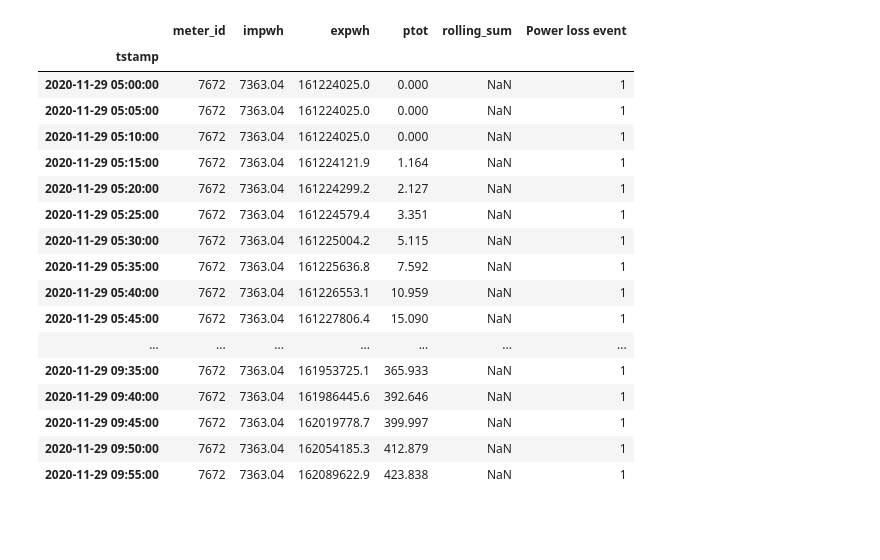
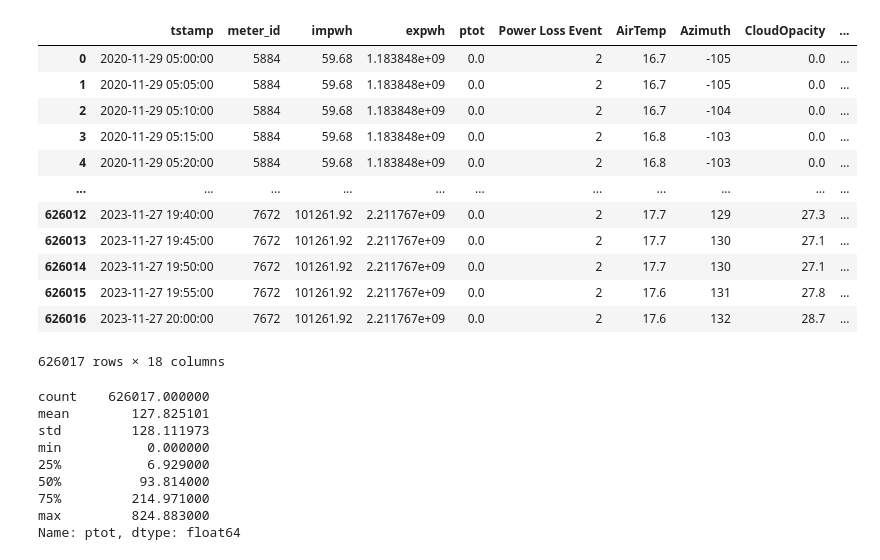
Before and after one commit to ChadReich/solar_PV_forecaster, a Jupyter notebook: Untitled.ipynb, the cells around one changed output. Cells and saved outputs as stored; diff of their text form; code cells hidden in the pictures; blank space fills up the shorter version.

```diff
--- a/Untitled.ipynb
+++ b/Untitled.ipynb
@@ -241,27 +0,0 @@ Name: ptot, Length: 17504, dtype: float64
-# %%
-# Set rows with 0 values totaling less than 2 hours but more than 4.5 hours to 2
-df_f.loc[(df_f["rolling_sum"] <= 24) & (df_f["rolling_sum"] >= 54), 'Power loss event'] = 2
-
-# Set rows with 0 values totaling between 2 hours and 4.5 hours to 0
-df_f.loc[(df_f["rolling_sum"] > 24) & (df_f["rolling_sum"] < 54), 'Power loss event'] = 1
-
-df_f.head(60)
-# %% [output]
-|  | meter_id | impwh | expwh | ptot | rolling_sum | Power loss event |
-| tstamp |  |  |  |  |  |  |
-| 2020-11-29 05:00:00 | 7672 | 7363.04 | 161224025.0 | 0.000 | NaN | 1 |
-| 2020-11-29 05:05:00 | 7672 | 7363.04 | 161224025.0 | 0.000 | NaN | 1 |
-| 2020-11-29 05:10:00 | 7672 | 7363.04 | 161224025.0 | 0.000 | NaN | 1 |
-| 2020-11-29 05:15:00 | 7672 | 7363.04 | 161224121.9 | 1.164 | NaN | 1 |
-| 2020-11-29 05:20:00 | 7672 | 7363.04 | 161224299.2 | 2.127 | NaN | 1 |
-| 2020-11-29 05:25:00 | 7672 | 7363.04 | 161224579.4 | 3.351 | NaN | 1 |
-| 2020-11-29 05:30:00 | 7672 | 7363.04 | 161225004.2 | 5.115 | NaN | 1 |
-| 2020-11-29 05:35:00 | 7672 | 7363.04 | 161225636.8 | 7.592 | NaN | 1 |
-| 2020-11-29 05:40:00 | 7672 | 7363.04 | 161226553.1 | 10.959 | NaN | 1 |
-| 2020-11-29 05:45:00 | 7672 | 7363.04 | 161227806.4 | 15.090 | NaN | 1 |
-| ... | ... | ... | ... | ... | ... | ... |
-| 2020-11-29 09:35:00 | 7672 | 7363.04 | 161953725.1 | 365.933 | NaN | 1 |
-| 2020-11-29 09:40:00 | 7672 | 7363.04 | 161986445.6 | 392.646 | NaN | 1 |
-| 2020-11-29 09:45:00 | 7672 | 7363.04 | 162019778.7 | 399.997 | NaN | 1 |
-| 2020-11-29 09:50:00 | 7672 | 7363.04 | 162054185.3 | 412.879 | NaN | 1 |
-| 2020-11-29 09:55:00 | 7672 | 7363.04 | 162089622.9 | 423.838 | NaN | 1 |
@@ -267,0 +11,18 @@ df_f.head(60)
+# %%
+df = pd.read_csv("/home/chad/code/ChadReich/solar_PV_forecaster/solar_project_data.csv")
+# %%
+df
+# %% [output]
+|  | tstamp | meter_id | impwh | expwh | ptot | Power Loss Event | AirTemp | Azimuth | CloudOpacity | ... |
+| 0 | 2020-11-29 05:00:00 | 5884 | 59.68 | 1.183848e+09 | 0.0 | 2 | 16.7 | -105 | 0.0 | ... |
+| 1 | 2020-11-29 05:05:00 | 5884 | 59.68 | 1.183848e+09 | 0.0 | 2 | 16.7 | -105 | 0.0 | ... |
+| 2 | 2020-11-29 05:10:00 | 5884 | 59.68 | 1.183848e+09 | 0.0 | 2 | 16.7 | -104 | 0.0 | ... |
+| 3 | 2020-11-29 05:15:00 | 5884 | 59.68 | 1.183848e+09 | 0.0 | 2 | 16.8 | -103 | 0.0 | ... |
+| 4 | 2020-11-29 05:20:00 | 5884 | 59.68 | 1.183848e+09 | 0.0 | 2 | 16.8 | -103 | 0.0 | ... |
+| ... | ... | ... | ... | ... | ... | ... | ... | ... | ... | ... |
+| 626012 | 2023-11-27 19:40:00 | 7672 | 101261.92 | 2.211767e+09 | 0.0 | 2 | 17.7 | 129 | 27.3 | ... |
+| 626013 | 2023-11-27 19:45:00 | 7672 | 101261.92 | 2.211767e+09 | 0.0 | 2 | 17.7 | 130 | 27.1 | ... |
+| 626014 | 2023-11-27 19:50:00 | 7672 | 101261.92 | 2.211767e+09 | 0.0 | 2 | 17.7 | 130 | 27.1 | ... |
+| 626015 | 2023-11-27 19:55:00 | 7672 | 101261.92 | 2.211767e+09 | 0.0 | 2 | 17.6 | 131 | 27.8 | ... |
+| 626016 | 2023-11-27 20:00:00 | 7672 | 101261.92 | 2.211767e+09 | 0.0 | 2 | 17.6 | 132 | 28.7 | ... |
+626017 rows × 18 columns
@@ -267,0 +35,12 @@ df_f.head(60)
+# %%
+df['ptot'].describe()
+# %% [output]
+count    626017.000000
+mean        127.825101
+std         128.111973
+min           0.000000
+25%           6.929000
+50%          93.814000
+75%         214.971000
+max         824.883000
+Name: ptot, dtype: float64
```
Also changed, not shown: parts of 27 cells of this notebook, 11 other files.
